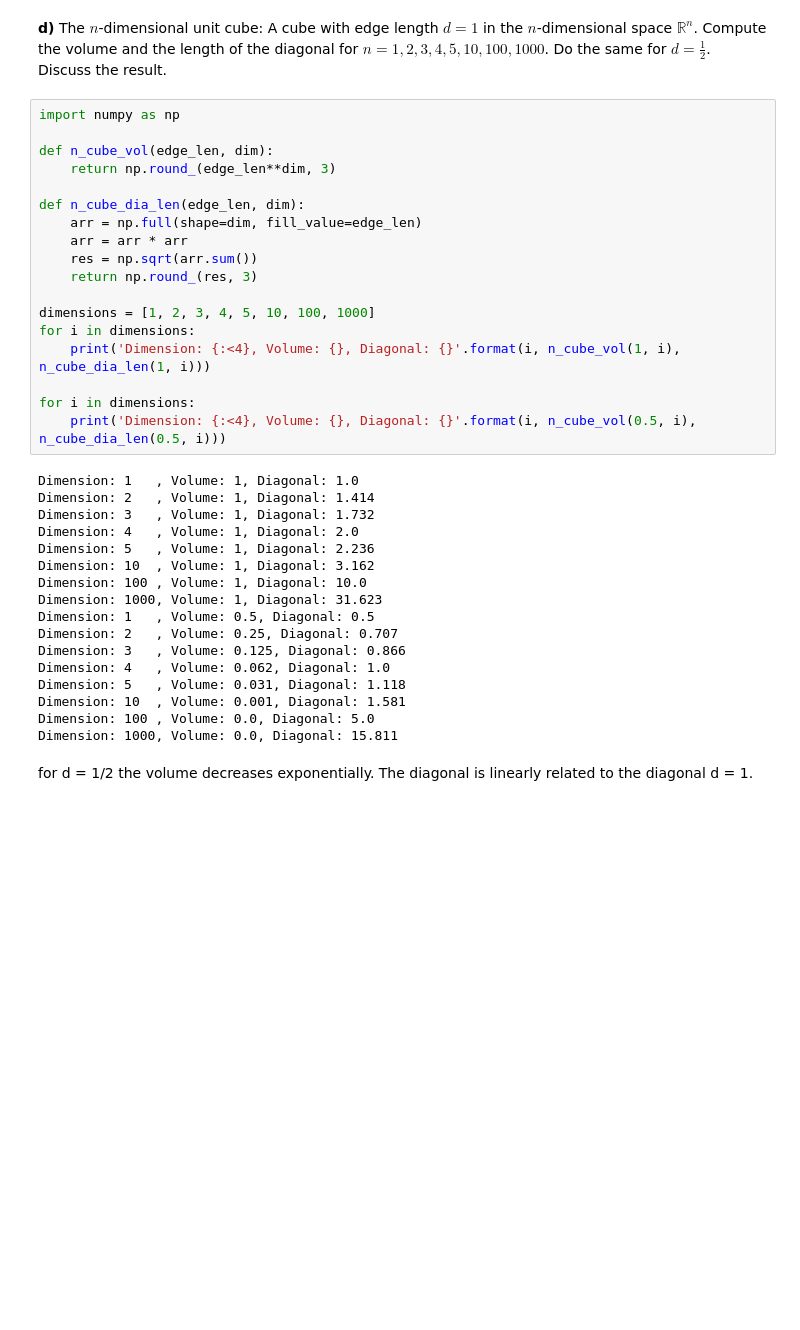
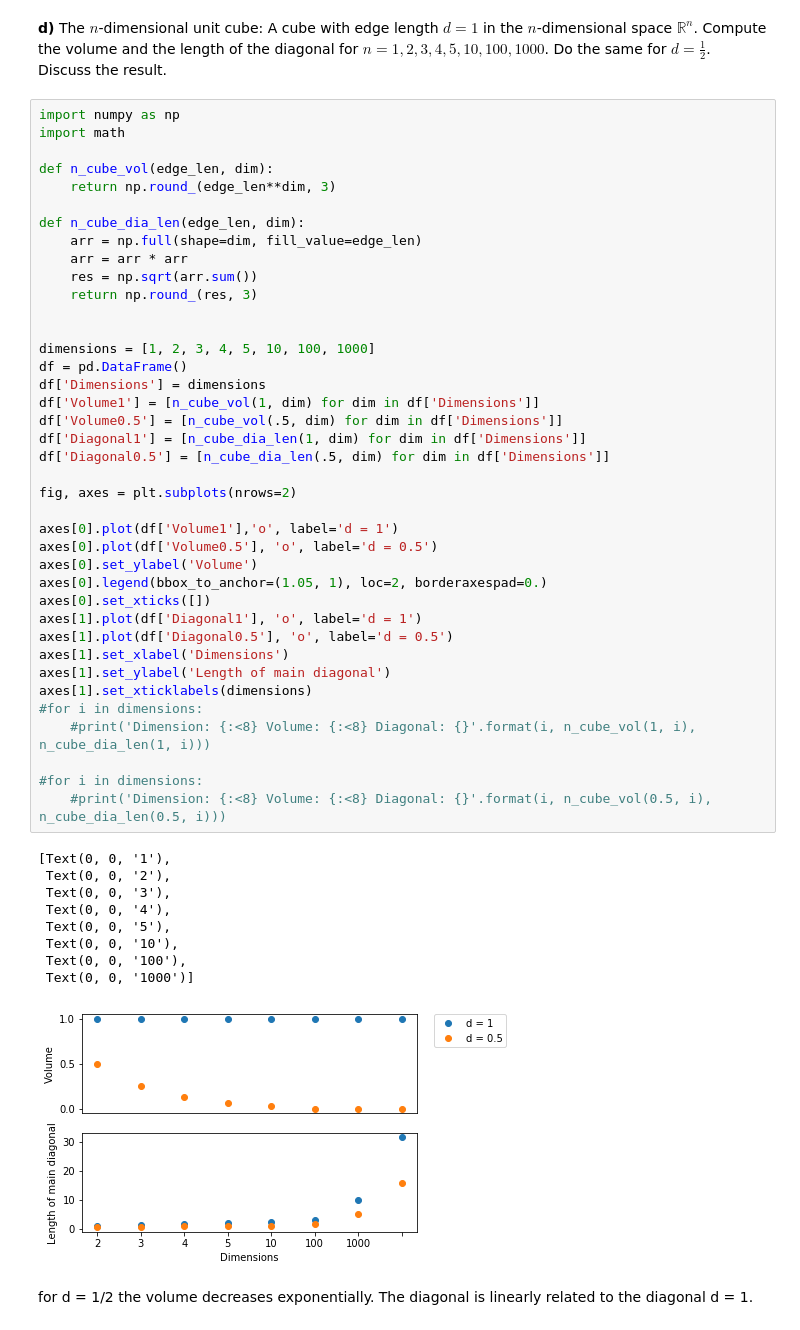
Before and after one commit to malexandrovs/MLCourse, a Jupyter notebook: hw5/sheet05.ipynb, the cells around one changed output. Drawn from its saved outputs; the diff is of its cells as text; blank space fills up the shorter version.

```diff
--- a/hw5/sheet05.ipynb
+++ b/hw5/sheet05.ipynb
@@ -42,39 +42,53 @@ Intrinsic dimensionality is the minimal dimensionality necessary to describe a d
 **d)** The $n$-dimensional unit cube: A cube with edge length $d=1$ in the $n$-dimensional space $\mathbb{R}^n$. Compute the volume and the length of the diagonal for $n = 1, 2, 3, 4, 5, 10, 100, 1000$. Do the same for $d=\frac{1}{2}$. Discuss the result.
 # %%
 import numpy as np
+import math
 
 def n_cube_vol(edge_len, dim):
     return np.round_(edge_len**dim, 3)
 
 def n_cube_dia_len(edge_len, dim):
     arr = np.full(shape=dim, fill_value=edge_len)
     arr = arr * arr
     res = np.sqrt(arr.sum())
     return np.round_(res, 3)
 
+
 dimensions = [1, 2, 3, 4, 5, 10, 100, 1000]
-for i in dimensions:
-    print('Dimension: {:<4}, Volume: {}, Diagonal: {}'.format(i, n_cube_vol(1, i), n_cube_dia_len(1, i)))
+df = pd.DataFrame()
+df['Dimensions'] = dimensions
+df['Volume1'] = [n_cube_vol(1, dim) for dim in df['Dimensions']]
+df['Volume0.5'] = [n_cube_vol(.5, dim) for dim in df['Dimensions']]
+df['Diagonal1'] = [n_cube_dia_len(1, dim) for dim in df['Dimensions']]
+df['Diagonal0.5'] = [n_cube_dia_len(.5, dim) for dim in df['Dimensions']]
 
-for i in dimensions:
-    print('Dimension: {:<4}, Volume: {}, Diagonal: {}'.format(i, n_cube_vol(0.5, i), n_cube_dia_len(0.5, i)))
+fig, axes = plt.subplots(nrows=2)
+
+axes[0].plot(df['Volume1'],'o', label='d = 1')
+axes[0].plot(df['Volume0.5'], 'o', label='d = 0.5')
+axes[0].set_ylabel('Volume')
+axes[0].legend(bbox_to_anchor=(1.05, 1), loc=2, borderaxespad=0.)
+axes[0].set_xticks([])
+axes[1].plot(df['Diagonal1'], 'o', label='d = 1')
+axes[1].plot(df['Diagonal0.5'], 'o', label='d = 0.5')
+axes[1].set_xlabel('Dimensions')
+axes[1].set_ylabel('Length of main diagonal')
+axes[1].set_xticklabels(dimensions)
+#for i in dimensions:
+    #print('Dimension: {:<8} Volume: {:<8} Diagonal: {}'.format(i, n_cube_vol(1, i), n_cube_dia_len(1, i)))
+
+#for i in dimensions:
+    #print('Dimension: {:<8} Volume: {:<8} Diagonal: {}'.format(i, n_cube_vol(0.5, i), n_cube_dia_len(0.5, i)))
 # %% [output]
-Dimension: 1   , Volume: 1, Diagonal: 1.0
-Dimension: 2   , Volume: 1, Diagonal: 1.414
-Dimension: 3   , Volume: 1, Diagonal: 1.732
-Dimension: 4   , Volume: 1, Diagonal: 2.0
-Dimension: 5   , Volume: 1, Diagonal: 2.236
-Dimension: 10  , Volume: 1, Diagonal: 3.162
-Dimension: 100 , Volume: 1, Diagonal: 10.0
-Dimension: 1000, Volume: 1, Diagonal: 31.623
-Dimension: 1   , Volume: 0.5, Diagonal: 0.5
-Dimension: 2   , Volume: 0.25, Diagonal: 0.707
-Dimension: 3   , Volume: 0.125, Diagonal: 0.866
-Dimension: 4   , Volume: 0.062, Diagonal: 1.0
-Dimension: 5   , Volume: 0.031, Diagonal: 1.118
-Dimension: 10  , Volume: 0.001, Diagonal: 1.581
-Dimension: 100 , Volume: 0.0, Diagonal: 5.0
-Dimension: 1000, Volume: 0.0, Diagonal: 15.811
+[Text(0, 0, '1'),
+ Text(0, 0, '2'),
+ Text(0, 0, '3'),
+ Text(0, 0, '4'),
+ Text(0, 0, '5'),
+ Text(0, 0, '10'),
+ Text(0, 0, '100'),
+ Text(0, 0, '1000')]
+[figure, added]
 # %% [markdown]
 for d = 1/2 the volume decreases exponentially. The diagonal is linearly related to the diagonal d = 1.
 # %% [markdown]
```
Also changed, not shown: parts of 3 cells of this notebook.
